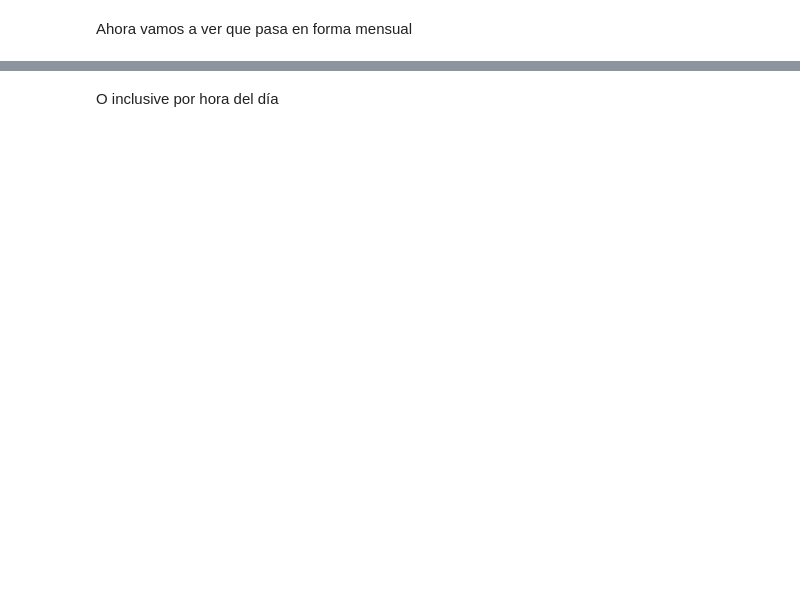
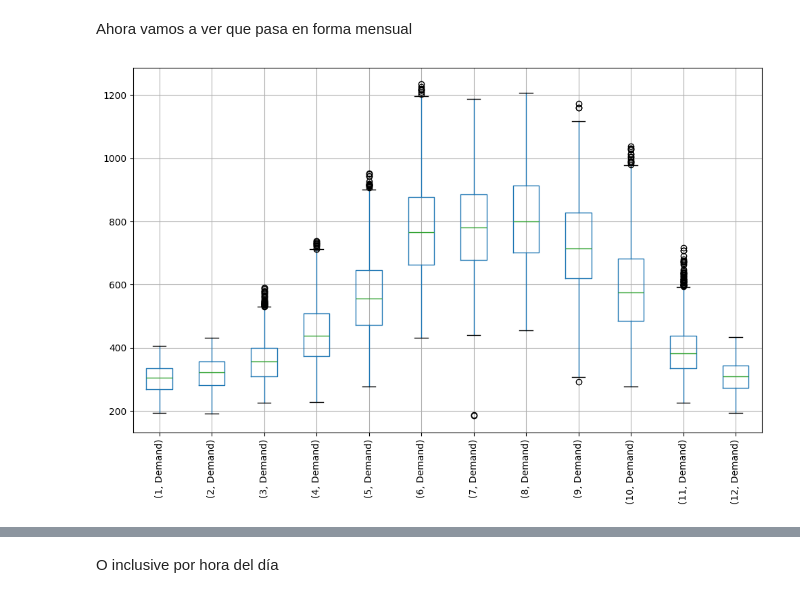
Before and after one commit to GeraMaple/IA-2026-1, a Jupyter notebook: tareas/intro-pandas.ipynb, the cells around one changed output, grey strips where cells are left out. Saved outputs shown, nothing was run; the diff lists cells and outputs as text; code cells hidden in the pictures; blank space fills up the shorter version.

```diff
--- a/tareas/intro-pandas.ipynb
+++ b/tareas/intro-pandas.ipynb
@@ -668,9 +683,11 @@ df_semana
 Ahora vamos a ver que pasa en forma mensual
 # %%
 ax = (
-    df[['Demanda']]
+    df[['Demand']]
     .groupby(df.index.month)
     .boxplot(subplots=False, rot=90, figsize=(12, 7))
 )
+# %% [output]
+[figure, added]
 # %%
 ax = (
```
Also changed, not shown: parts of 18 cells of this notebook.
